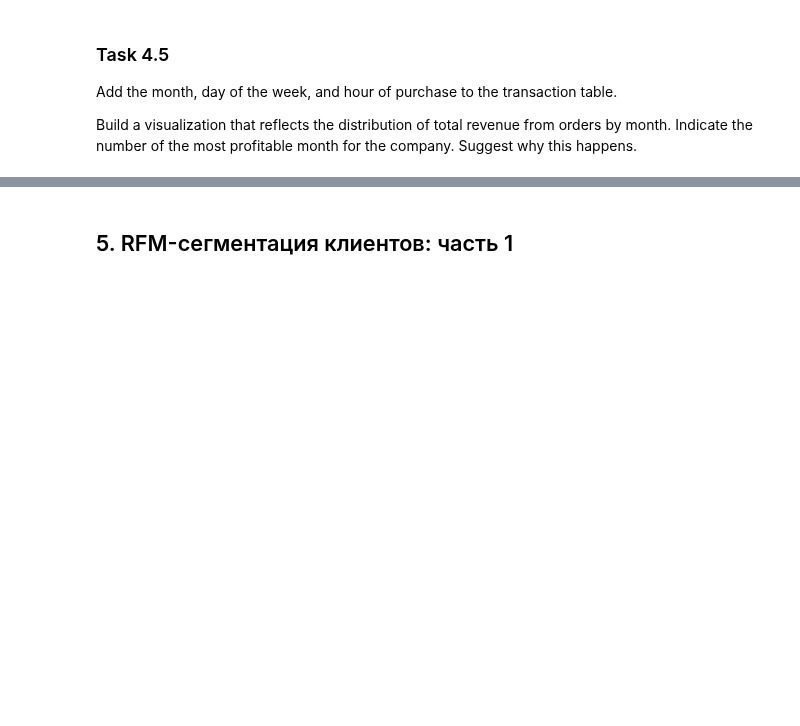
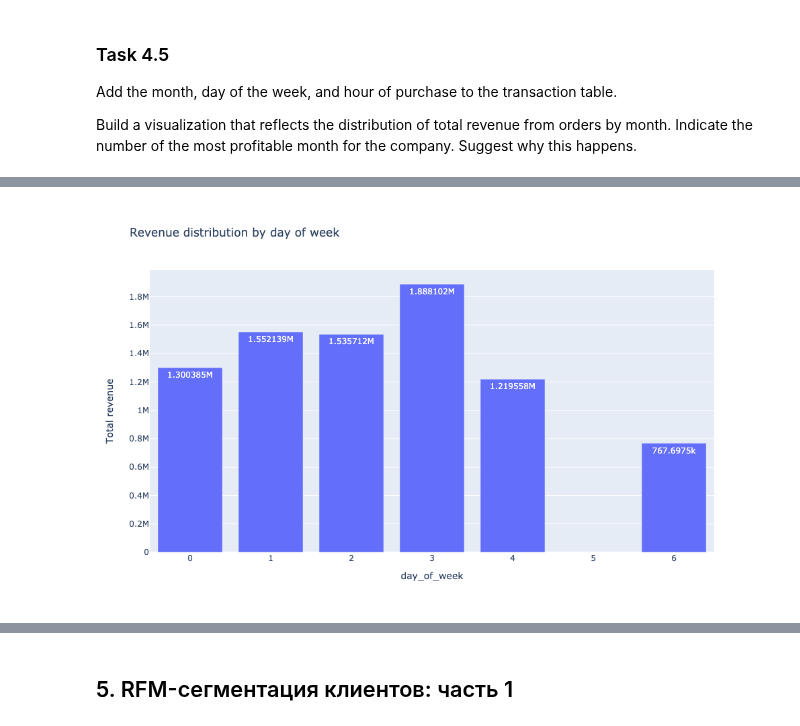
Before and after one commit to helios12/DataScienceProjects, a Jupyter notebook: projects/project-6/Project-6.Customer_segmentation.ipynb, the cells around one changed output, grey strips where cells are left out. Saved outputs shown, nothing was run; the diff lists cells and outputs as text; code cells hidden in the pictures; blank space fills up the shorter version.

```diff
--- a/projects/project-6/Project-6.Customer_segmentation.ipynb
+++ b/projects/project-6/Project-6.Customer_segmentation.ipynb
@@ -679,0 +668,20 @@ fig.show('png')
+# %%
+data_day_of_week = (
+    data.groupby('day_of_week', as_index=False)['total_price']
+    .agg('sum')
+)
+
+fig = px.bar(
+    data_day_of_week,
+    x='day_of_week',
+    y='total_price',
+    width=1000,
+    height=600,
+    title='Revenue distribution by day of week',
+    text_auto=True
+).update_layout(
+    yaxis_title='Total revenue'
+)
+fig.show('png')
+# %% [output]
+[figure, added]
```
Also changed, not shown: parts of 9 cells of this notebook.
